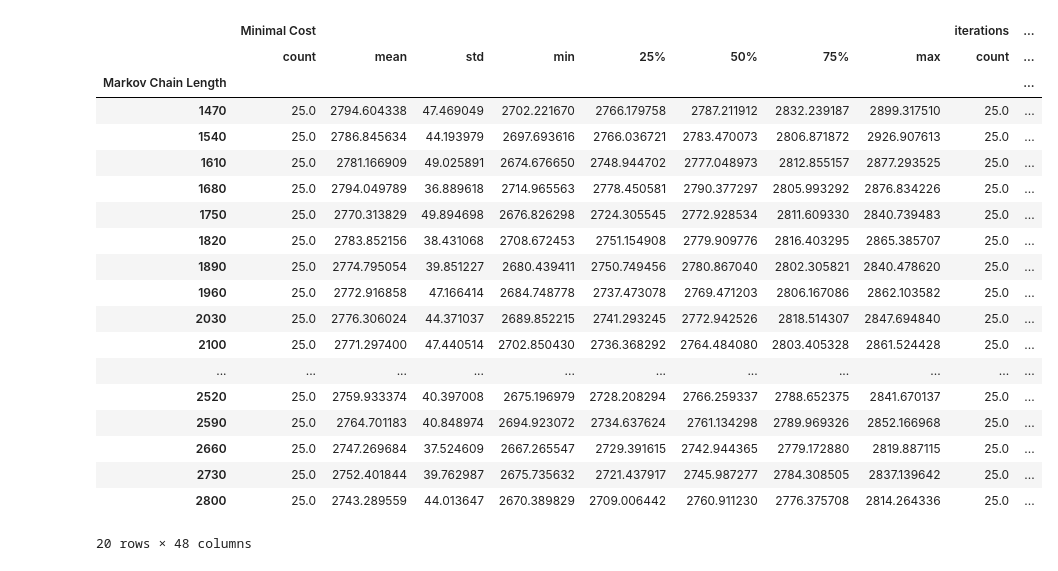
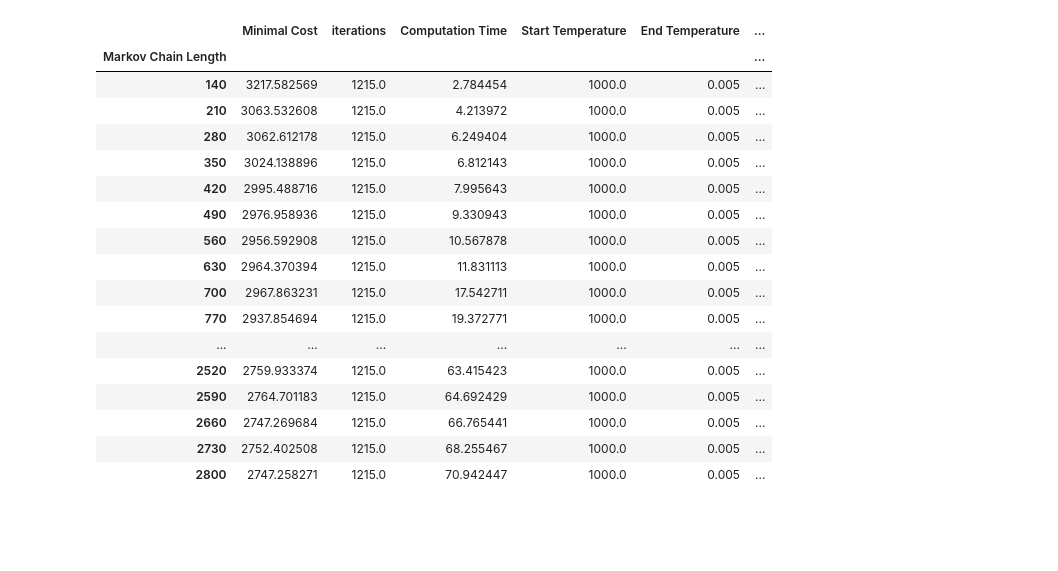
Before and after one commit to MbBrainz/StochasticSimulation-group19, a Jupyter notebook: Assignment3/par_est_nmarkov.ipynb, the cells around one changed output. Saved outputs shown, nothing was run; the diff lists cells and outputs as text; code cells hidden in the pictures; blank space fills up the shorter version.

```diff
--- a/Assignment3/par_est_nmarkov.ipynb
+++ b/Assignment3/par_est_nmarkov.ipynb
@@ -95,23 +133,24 @@ df_nmarkov_grouped = df[df[headers[9]] != 70].groupby(headers[9])
+# %%
+# df_nmarkov_grouped = df[(df[headers[9]] > 70) and (df[headers[3]] < 100.0)].groupby(headers[9])
+df_nmarkov_grouped = df[(df[headers[9]] > 70) & (df[headers[3]] < 100.0)].groupby(headers[9])
 # %%
-df_nmarkov_grouped.describe()
+df_nmarkov_grouped.mean()
 # %% [output]
-|  | Minimal Cost |  |  |  |  |  |  |  | iterations | ... |
-|  | count | mean | std | min | 25% | 50% | 75% | max | count | ... |
-| Markov Chain Length |  |  |  |  |  |  |  |  |  | ... |
-| 1470 | 25.0 | 2794.604338 | 47.469049 | 2702.221670 | 2766.179758 | 2787.211912 | 2832.239187 | 2899.317510 | 25.0 | ... |
-| 1540 | 25.0 | 2786.845634 | 44.193979 | 2697.693616 | 2766.036721 | 2783.470073 | 2806.871872 | 2926.907613 | 25.0 | ... |
-| 1610 | 25.0 | 2781.166909 | 49.025891 | 2674.676650 | 2748.944702 | 2777.048973 | 2812.855157 | 2877.293525 | 25.0 | ... |
-| 1680 | 25.0 | 2794.049789 | 36.889618 | 2714.965563 | 2778.450581 | 2790.377297 | 2805.993292 | 2876.834226 | 25.0 | ... |
-| 1750 | 25.0 | 2770.313829 | 49.894698 | 2676.826298 | 2724.305545 | 2772.928534 | 2811.609330 | 2840.739483 | 25.0 | ... |
-| 1820 | 25.0 | 2783.852156 | 38.431068 | 2708.672453 | 2751.154908 | 2779.909776 | 2816.403295 | 2865.385707 | 25.0 | ... |
-| 1890 | 25.0 | 2774.795054 | 39.851227 | 2680.439411 | 2750.749456 | 2780.867040 | 2802.305821 | 2840.478620 | 25.0 | ... |
-| 1960 | 25.0 | 2772.916858 | 47.166414 | 2684.748778 | 2737.473078 | 2769.471203 | 2806.167086 | 2862.103582 | 25.0 | ... |
-| 2030 | 25.0 | 2776.306024 | 44.371037 | 2689.852215 | 2741.293245 | 2772.942526 | 2818.514307 | 2847.694840 | 25.0 | ... |
-| 2100 | 25.0 | 2771.297400 | 47.440514 | 2702.850430 | 2736.368292 | 2764.484080 | 2803.405328 | 2861.524428 | 25.0 | ... |
-| ... | ... | ... | ... | ... | ... | ... | ... | ... | ... | ... |
-| 2520 | 25.0 | 2759.933374 | 40.397008 | 2675.196979 | 2728.208294 | 2766.259337 | 2788.652375 | 2841.670137 | 25.0 | ... |
-| 2590 | 25.0 | 2764.701183 | 40.848974 | 2694.923072 | 2734.637624 | 2761.134298 | 2789.969326 | 2852.166968 | 25.0 | ... |
-| 2660 | 25.0 | 2747.269684 | 37.524609 | 2667.265547 | 2729.391615 | 2742.944365 | 2779.172880 | 2819.887115 | 25.0 | ... |
-| 2730 | 25.0 | 2752.401844 | 39.762987 | 2675.735632 | 2721.437917 | 2745.987277 | 2784.308505 | 2837.139642 | 25.0 | ... |
-| 2800 | 25.0 | 2743.289559 | 44.013647 | 2670.389829 | 2709.006442 | 2760.911230 | 2776.375708 | 2814.264336 | 25.0 | ... |
+|  | Minimal Cost | iterations | Computation Time | Start Temperature | End Temperature | ... |
+| Markov Chain Length |  |  |  |  |  | ... |
+| 140 | 3217.582569 | 1215.0 | 2.784454 | 1000.0 | 0.005 | ... |
+| 210 | 3063.532608 | 1215.0 | 4.213972 | 1000.0 | 0.005 | ... |
+| 280 | 3062.612178 | 1215.0 | 6.249404 | 1000.0 | 0.005 | ... |
+| 350 | 3024.138896 | 1215.0 | 6.812143 | 1000.0 | 0.005 | ... |
+| 420 | 2995.488716 | 1215.0 | 7.995643 | 1000.0 | 0.005 | ... |
+| 490 | 2976.958936 | 1215.0 | 9.330943 | 1000.0 | 0.005 | ... |
+| 560 | 2956.592908 | 1215.0 | 10.567878 | 1000.0 | 0.005 | ... |
+| 630 | 2964.370394 | 1215.0 | 11.831113 | 1000.0 | 0.005 | ... |
+| 700 | 2967.863231 | 1215.0 | 17.542711 | 1000.0 | 0.005 | ... |
+| 770 | 2937.854694 | 1215.0 | 19.372771 | 1000.0 | 0.005 | ... |
+| ... | ... | ... | ... | ... | ... | ... |
+| 2520 | 2759.933374 | 1215.0 | 63.415423 | 1000.0 | 0.005 | ... |
+| 2590 | 2764.701183 | 1215.0 | 64.692429 | 1000.0 | 0.005 | ... |
+| 2660 | 2747.269684 | 1215.0 | 66.765441 | 1000.0 | 0.005 | ... |
+| 2730 | 2752.402508 | 1215.0 | 68.255467 | 1000.0 | 0.005 | ... |
+| 2800 | 2747.258271 | 1215.0 | 70.942447 | 1000.0 | 0.005 | ... |
-20 rows × 48 columns
```
Also changed, not shown: parts of 23 cells of this notebook, 9 other files.
